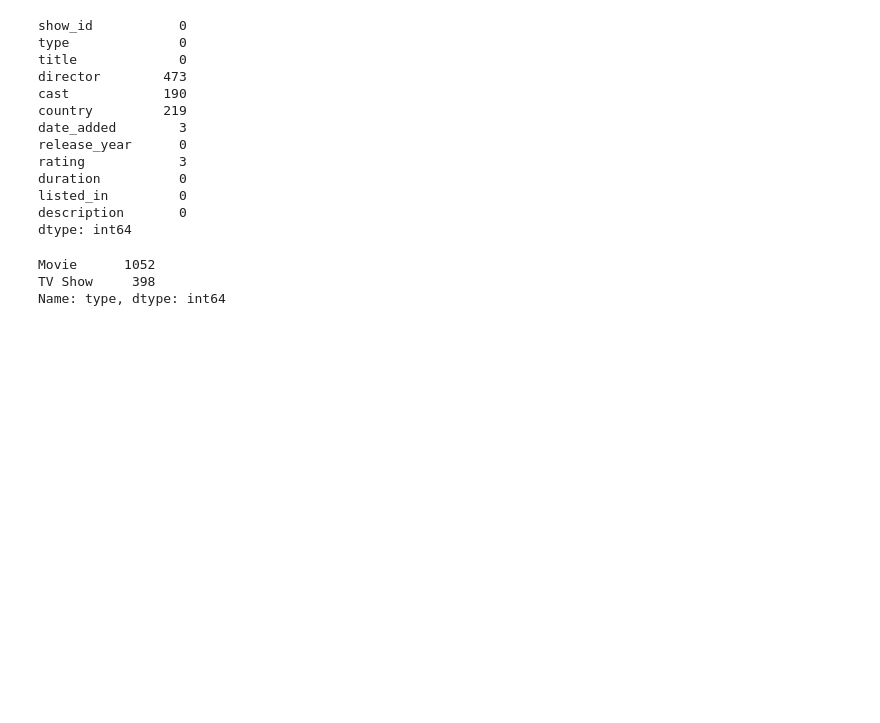
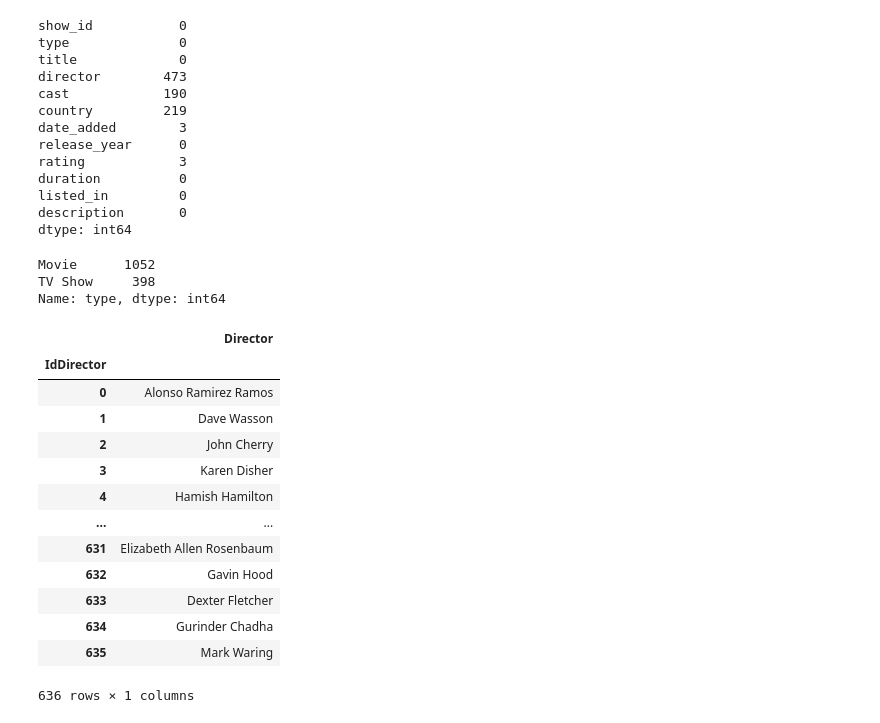
Before and after one commit to fcori47/PI01_DATA05, a Jupyter notebook: pi_engineer.ipynb, the cells around one changed output. Drawn from its saved outputs; the diff is of its cells as text; code cells hidden in the pictures; blank space fills up the shorter version.

```diff
--- a/pi_engineer.ipynb
+++ b/pi_engineer.ipynb
@@ -212,3 +229,40 @@ disney_plus_titles.type.value_counts()
 Movie      1052
 TV Show     398
 Name: type, dtype: int64
+# %%
+#Se quitan los espacios de la columna title
+
+disney_plus_titles.title = disney_plus_titles.title.str.strip()
+# %%
+#Se crea una tabla con los distintos directores que aparecieron en el dataframe de películas/series en Disney+
+
+disney_plus_titles.director = disney_plus_titles.director.str.strip()
+disney_plus_titles.director = disney_plus_titles.director.fillna('Sin Dato')
+
+strip_directors_disney = []
+
+for director in disney_plus_titles.director:
+    strip_director = director.split(',')
+    for striped_director in strip_director:
+        strip_directors_disney.append(striped_director.strip())
+
+strip_directors_disney = pd.Series(strip_directors_disney)
+strip_directors_disney = pd.unique(strip_directors_disney)
+strip_directors_disney_df = pd.DataFrame({'IdDirector': np.arange(len(strip_directors_disney)), 'Director': strip_directors_disney})
+strip_directors_disney_df.set_index('IdDirector', inplace=True)
+strip_directors_disney_df
+# %% [output]
+|  | Director |
+| IdDirector |  |
+| 0 | Alonso Ramirez Ramos |
+| 1 | Dave Wasson |
+| 2 | John Cherry |
+| 3 | Karen Disher |
+| 4 | Hamish Hamilton |
+| ... | ... |
+| 631 | Elizabeth Allen Rosenbaum |
+| 632 | Gavin Hood |
+| 633 | Dexter Fletcher |
+| 634 | Gurinder Chadha |
+| 635 | Mark Waring |
+636 rows × 1 columns
```
Also changed, not shown: parts of 15 cells of this notebook.
